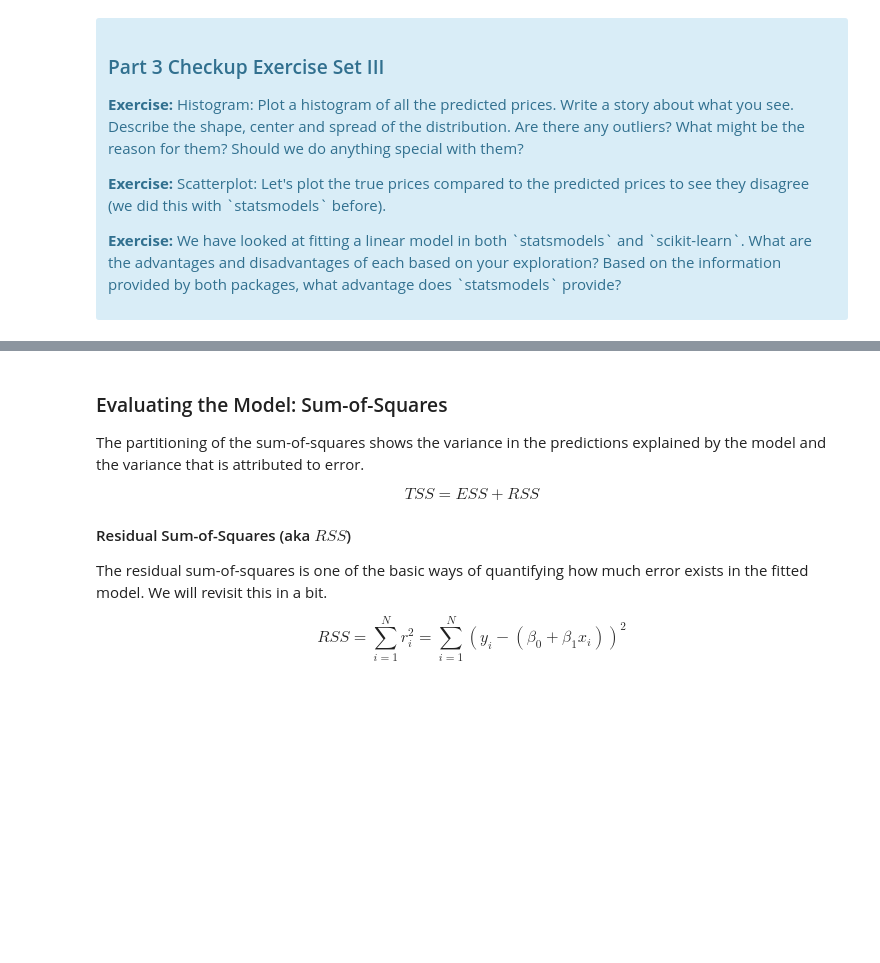
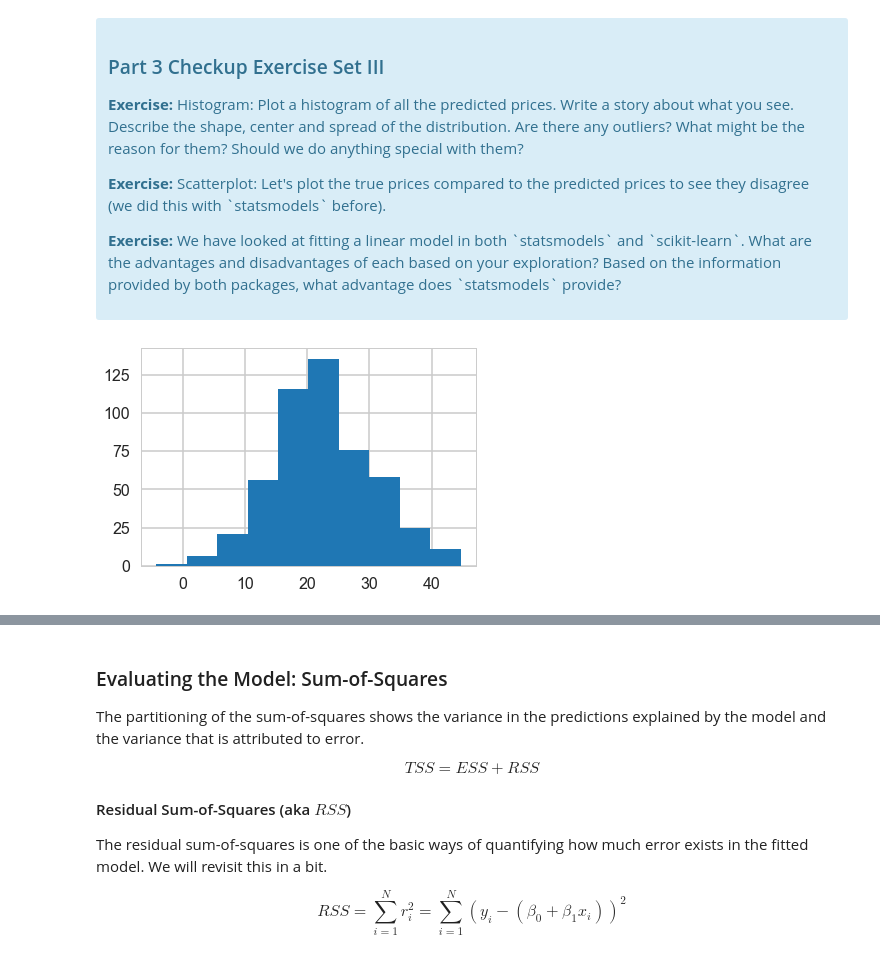
Before and after one commit to SapphireCore/DSTP, a Jupyter notebook: Unit11_linear_regression/Mini_Project_Linear_Regression.ipynb, the cells around one changed output, grey strips where cells are left out. Drawn from its saved outputs; the diff is of its cells as text; code cells hidden in the pictures; blank space fills up the shorter version.

```diff
--- a/Unit11_linear_regression/Mini_Project_Linear_Regression.ipynb
+++ b/Unit11_linear_regression/Mini_Project_Linear_Regression.ipynb
@@ -506,0 +578,6 @@ lm.predict(X)[0:5]
+# %%
+# Histogram of predicted prices
+plt.hist(lm.predict(X))
+plt.show()
+# %% [output]
+[figure, added]
```
Also changed, not shown: parts of 31 cells of this notebook, 2 other files.
